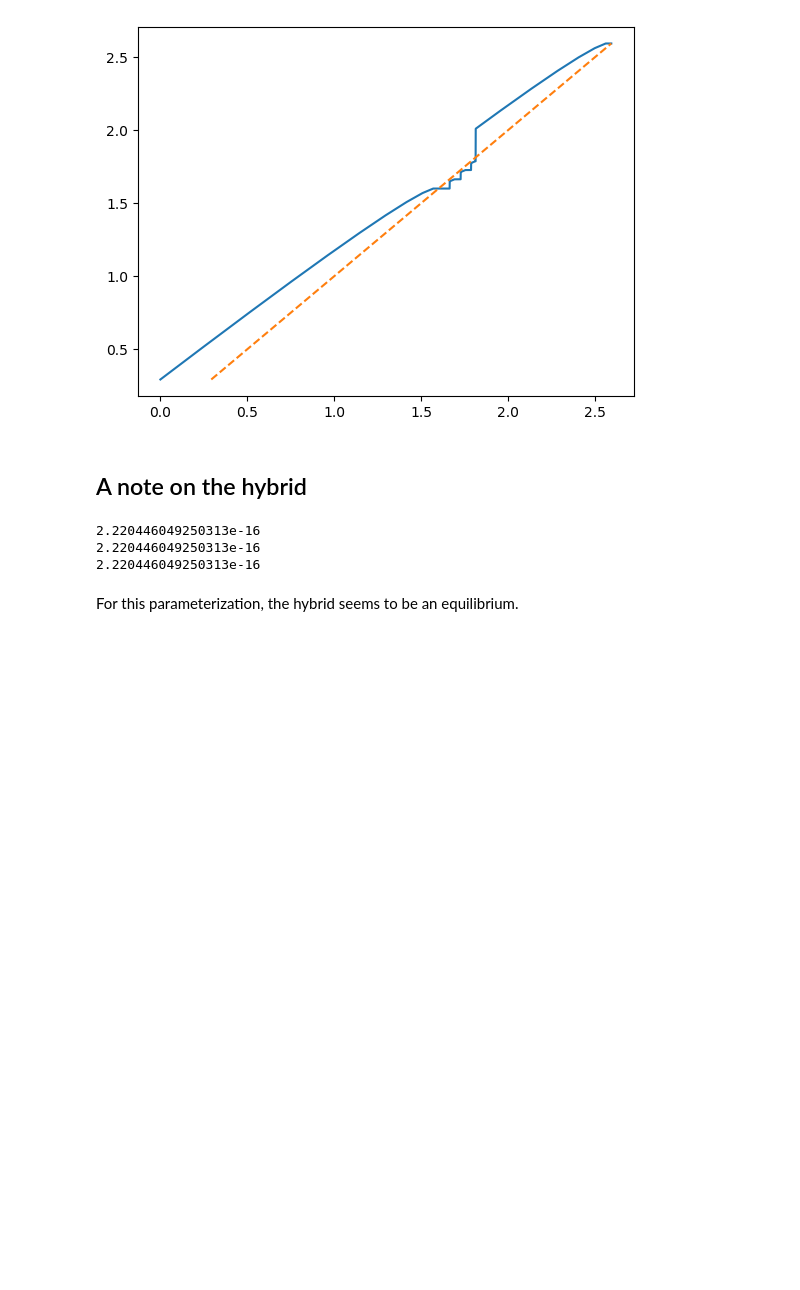
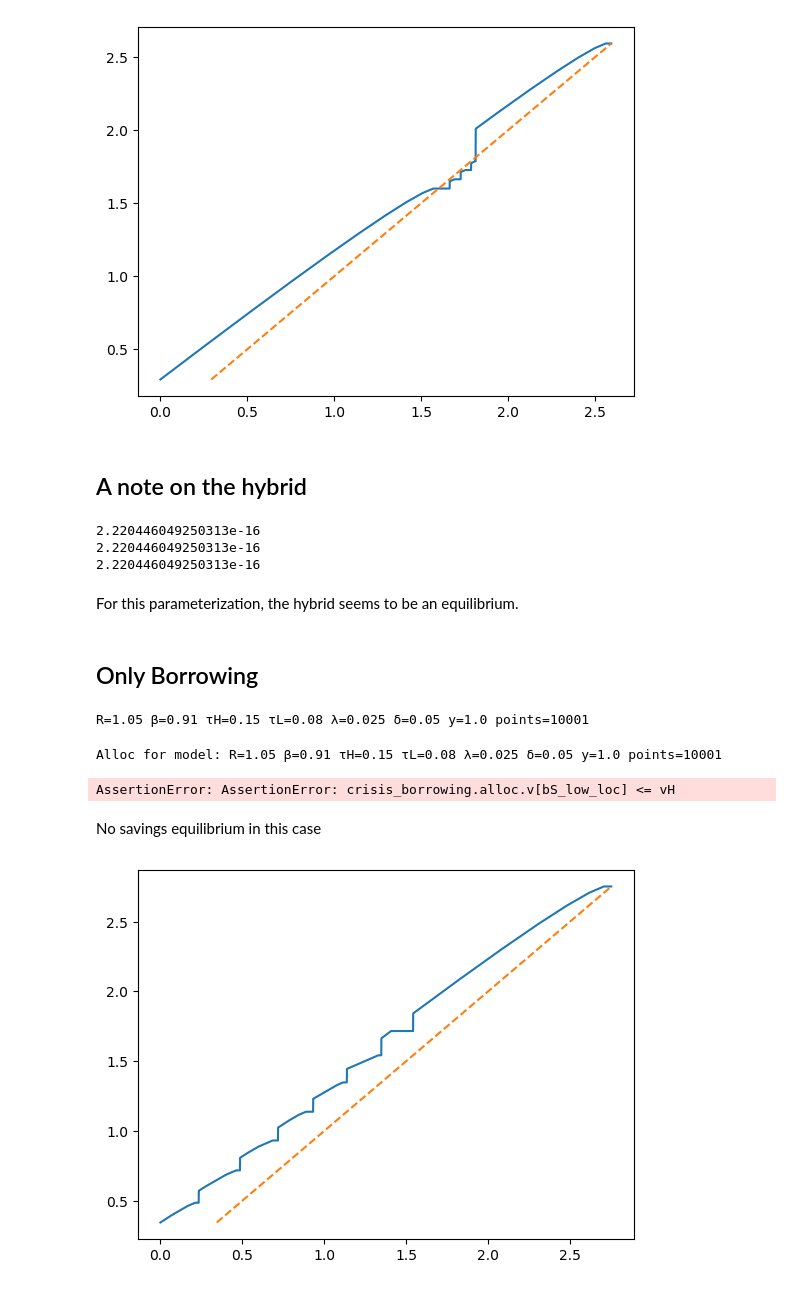
Before and after one commit to manuelamador/dilution_with_two_shocks, a Jupyter notebook: simulating_two_states.ipynb, the cells around one changed output. Drawn from its saved outputs; the diff is of its cells as text; code cells hidden in the pictures; blank space fills up the shorter version.

Commit message:
added a simulation with convergence to borrowing

```diff
--- a/simulating_two_states.ipynb
+++ b/simulating_two_states.ipynb
@@ -127,3 +126,23 @@ end
 2.220446049250313e-16
 # %% [markdown]
 For this parameterization, the hybrid seems to be an equilibrium.
+# %% [markdown]
+## Only Borrowing
+# %%
+m = TwoStatesModel(δ = 0.05)
+# %% [output]
+R=1.05 β=0.91 τH=0.15 τL=0.08 λ=0.025 δ=0.05 y=1.0 points=10001
+# %%
+bor = create_bor_eqm(m)
+# %% [output]
+Alloc for model: R=1.05 β=0.91 τH=0.15 τL=0.08 λ=0.025 δ=0.05 y=1.0 points=10001
+# %%
+sav = create_sav_eqm(m)
+# %% [output]
+AssertionError: AssertionError: crisis_borrowing.alloc.v[bS_low_loc] <= vH
+# %% [markdown]
+No savings equilibrium in this case
+# %%
+plot_pol(bor);
+# %% [output]
+[figure, added]
```
Also changed, not shown: parts of 18 cells of this notebook.
